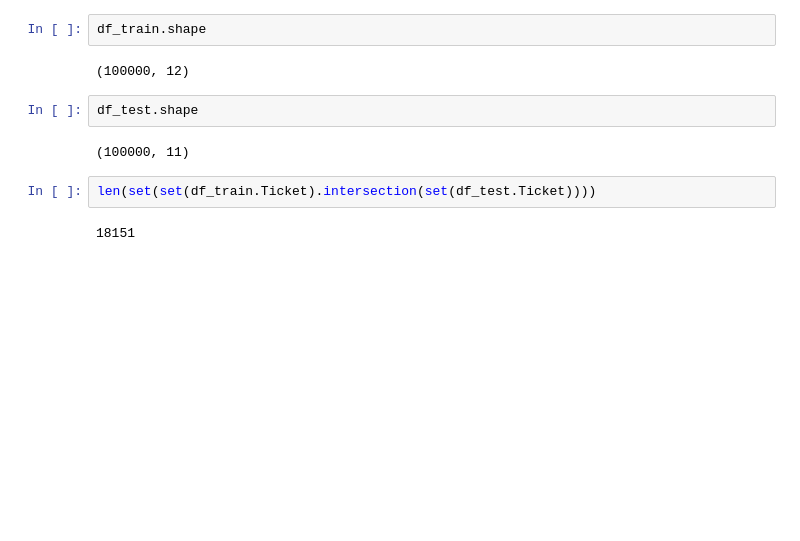
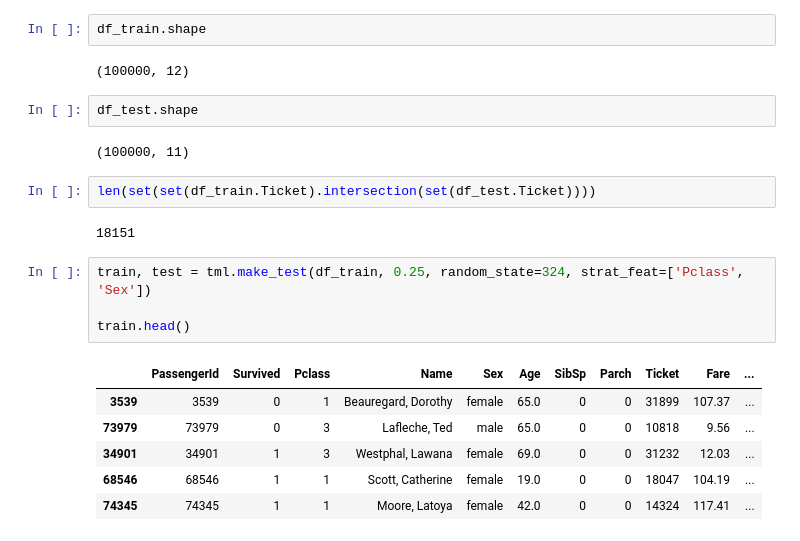
Before and after one commit to lucabasa/kaggle_competitions, a Jupyter notebook: tabular_playground/april/01_exploration.ipynb, the cells around one changed output. Drawn from its saved outputs; the diff is of its cells as text; blank space fills up the shorter version.

```diff
--- a/tabular_playground/april/01_exploration.ipynb
+++ b/tabular_playground/april/01_exploration.ipynb
@@ -103,3 +105,14 @@ df_test.shape
 len(set(set(df_train.Ticket).intersection(set(df_test.Ticket))))
 # %% [output]
 18151
+# %%
+train, test = tml.make_test(df_train, 0.25, random_state=324, strat_feat=['Pclass', 'Sex'])
+
+train.head()
+# %% [output]
+|  | PassengerId | Survived | Pclass | Name | Sex | Age | SibSp | Parch | Ticket | Fare | ... |
+| 3539 | 3539 | 0 | 1 | Beauregard, Dorothy | female | 65.0 | 0 | 0 | 31899 | 107.37 | ... |
+| 73979 | 73979 | 0 | 3 | Lafleche, Ted | male | 65.0 | 0 | 0 | 10818 | 9.56 | ... |
+| 34901 | 34901 | 1 | 3 | Westphal, Lawana | female | 69.0 | 0 | 0 | 31232 | 12.03 | ... |
+| 68546 | 68546 | 1 | 1 | Scott, Catherine | female | 19.0 | 0 | 0 | 18047 | 104.19 | ... |
+| 74345 | 74345 | 1 | 1 | Moore, Latoya | female | 42.0 | 0 | 0 | 14324 | 117.41 | ... |
```
Also changed, not shown: parts of 11 cells of this notebook, 2 other files.
